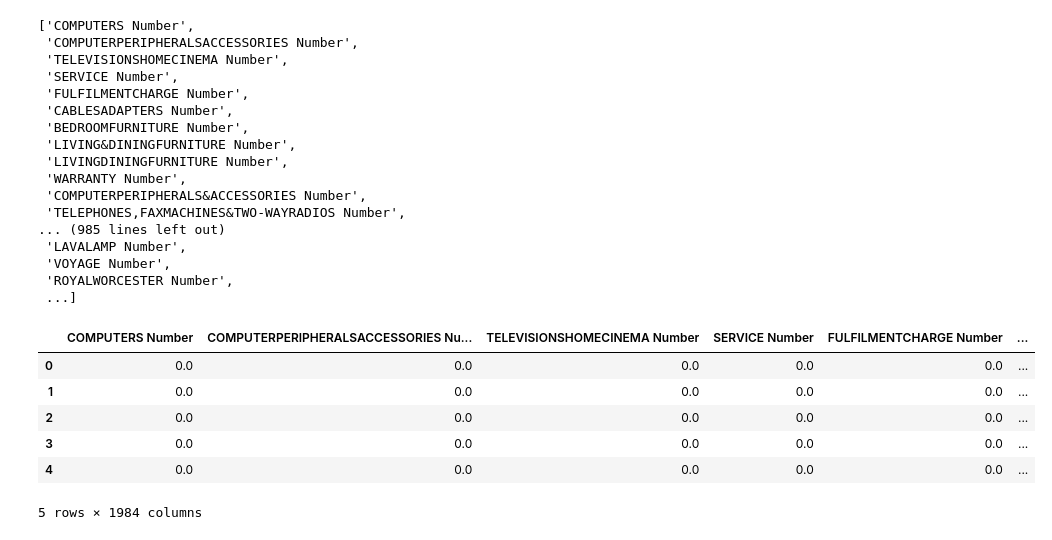
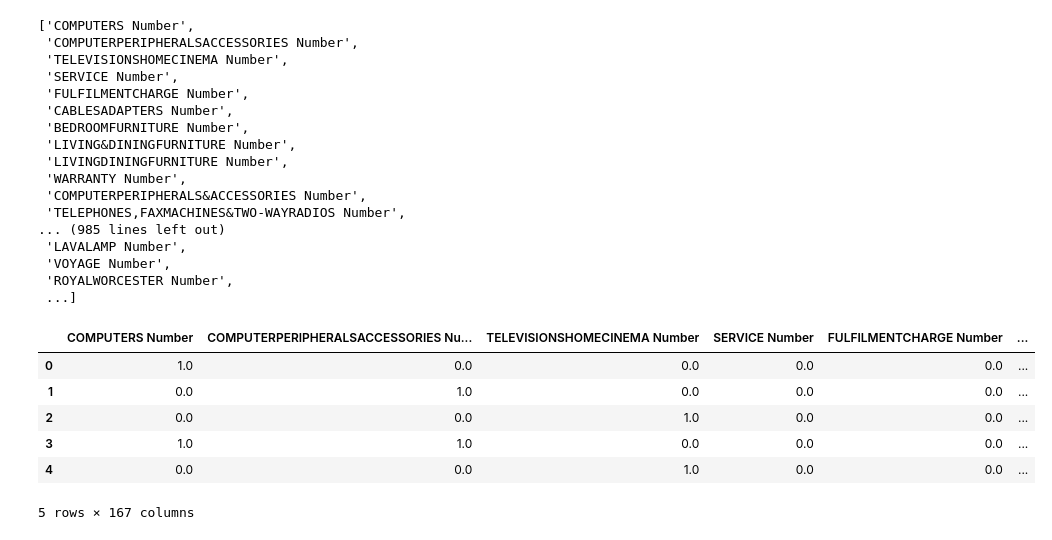
Before and after one commit to alimrrc/Machine-Learning-272-, a Jupyter notebook: Data Treatment.ipynb, the cells around one changed output. Saved outputs shown, nothing was run; the diff lists cells and outputs as text; code cells hidden in the pictures.

```diff
--- a/Data Treatment.ipynb
+++ b/Data Treatment.ipynb
@@ -88,20 +88,6 @@ new_cols
  'VOYAGE Number',
  'ROYALWORCESTER Number',
  ...]
-# %%
-data = pd.DataFrame(columns = new_cols, index = df.index)
-
-data = data.applymap(lambda x: 0.0)
-
-data.head()
-# %% [output]
-|  | COMPUTERS Number | COMPUTERPERIPHERALSACCESSORIES Nu... | TELEVISIONSHOMECINEMA Number | SERVICE Number | FULFILMENTCHARGE Number | ... |
-| 0 | 0.0 | 0.0 | 0.0 | 0.0 | 0.0 | ... |
-| 1 | 0.0 | 0.0 | 0.0 | 0.0 | 0.0 | ... |
-| 2 | 0.0 | 0.0 | 0.0 | 0.0 | 0.0 | ... |
-| 3 | 0.0 | 0.0 | 0.0 | 0.0 | 0.0 | ... |
-| 4 | 0.0 | 0.0 | 0.0 | 0.0 | 0.0 | ... |
-5 rows × 1984 columns
 # %%
 count_item = {}
 count_make = {}
@@ -137,0 +124,12 @@ for i, row in feature_df['make'].iterrows():
+# %%
+df_count_item = pd.DataFrame.from_dict(count_item, orient='index')
+
+df_count_item.head()
+# %% [output]
+|  | COMPUTERS Number | COMPUTERPERIPHERALSACCESSORIES Nu... | TELEVISIONSHOMECINEMA Number | SERVICE Number | FULFILMENTCHARGE Number | ... |
+| 0 | 1.0 | 0.0 | 0.0 | 0.0 | 0.0 | ... |
+| 1 | 0.0 | 1.0 | 0.0 | 0.0 | 0.0 | ... |
+| 2 | 0.0 | 0.0 | 1.0 | 0.0 | 0.0 | ... |
+| 3 | 1.0 | 1.0 | 0.0 | 0.0 | 0.0 | ... |
+| 4 | 0.0 | 0.0 | 1.0 | 0.0 | 0.0 | ... |
+5 rows × 167 columns
```
Also changed, not shown: parts of 6 cells of this notebook.
